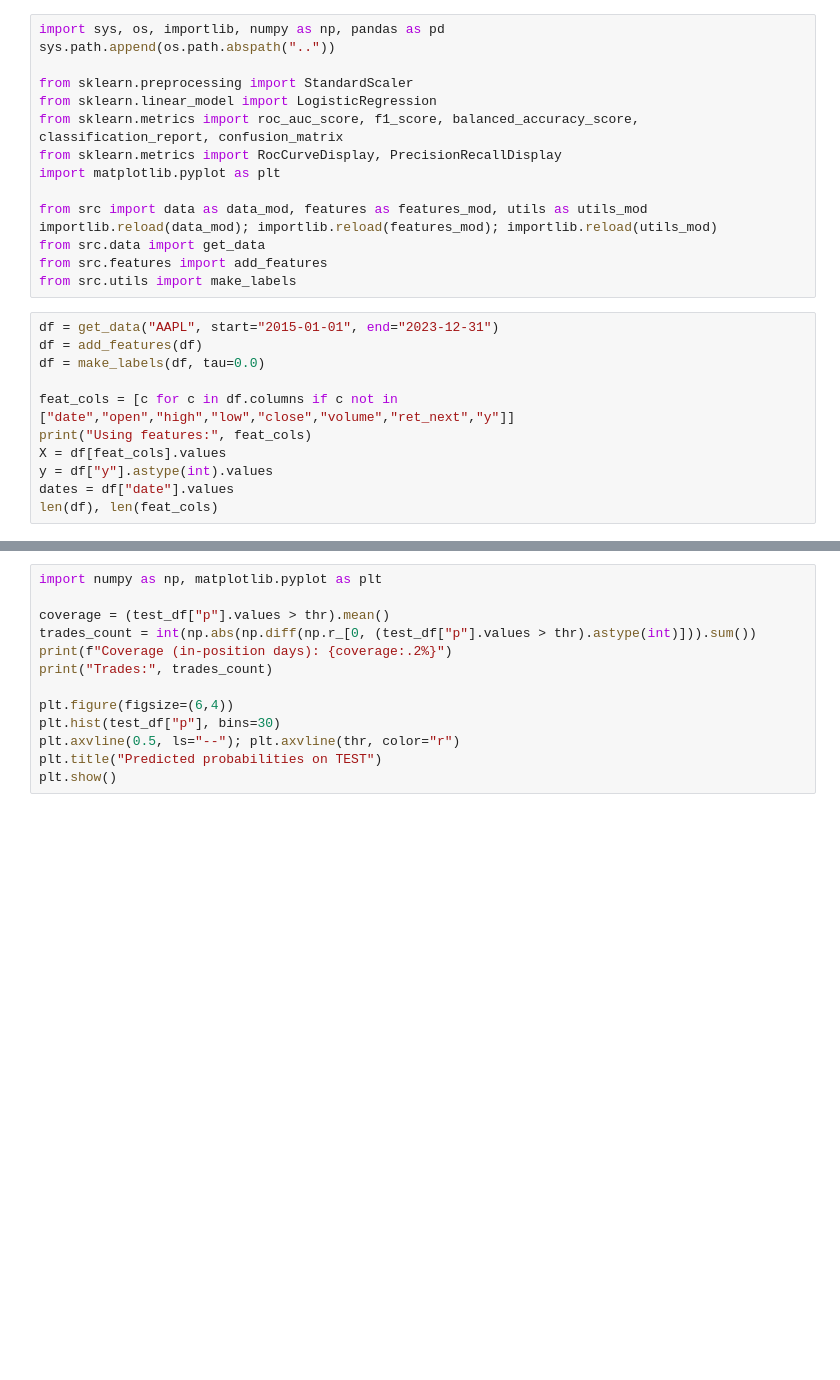
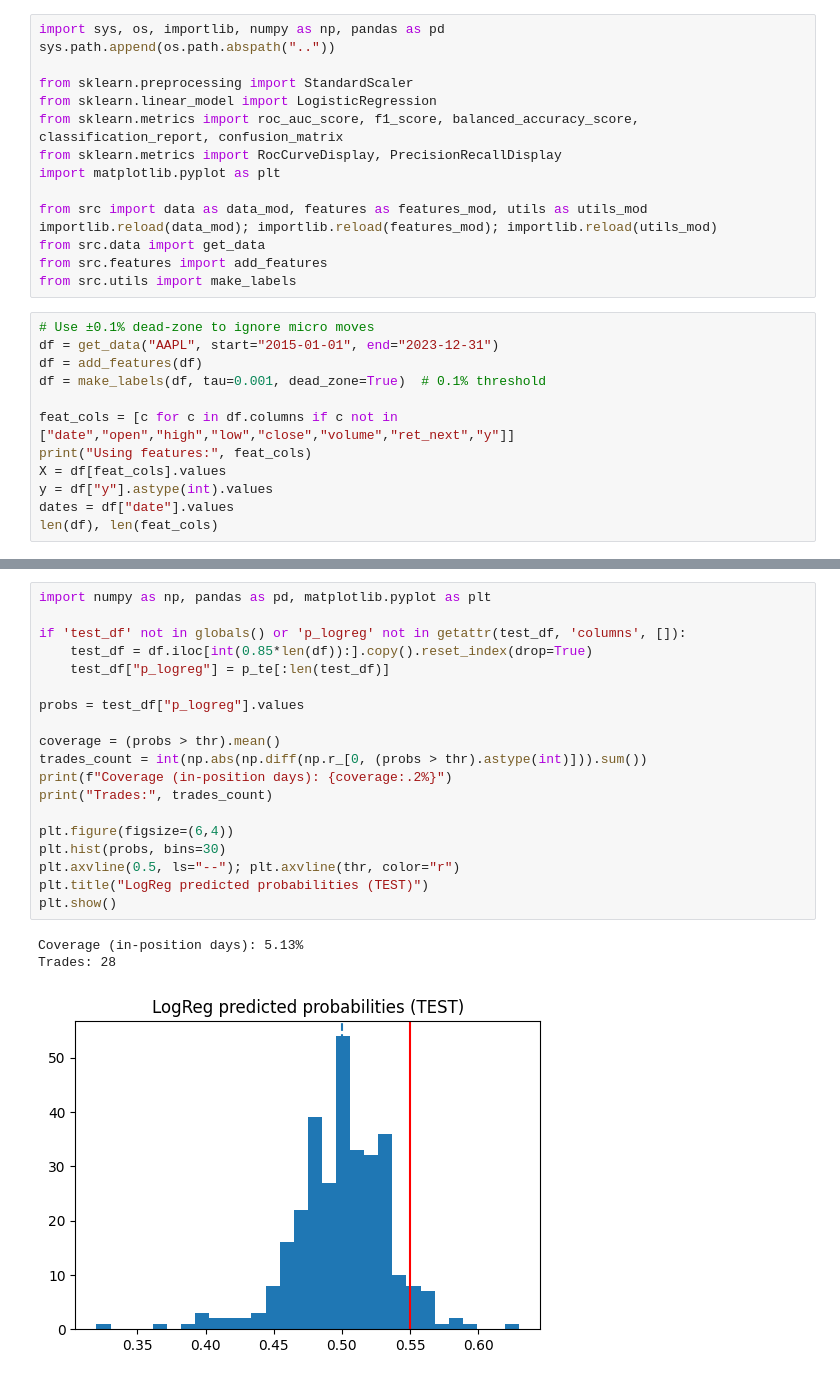
Before and after one commit to yubyunghun/stock-direction-ml, a Jupyter notebook: notebooks/02_features_baselines.ipynb, the cells around one changed output, grey strips where cells are left out. Cells and saved outputs as stored; diff of their text form; blank space fills up the shorter version.

```diff
--- a/notebooks/02_features_baselines.ipynb
+++ b/notebooks/02_features_baselines.ipynb
@@ -14,9 +14,10 @@ from src.data import get_data
 from src.features import add_features
 from src.utils import make_labels
 # %%
+# Use ±0.1% dead-zone to ignore micro moves
 df = get_data("AAPL", start="2015-01-01", end="2023-12-31")
 df = add_features(df)
-df = make_labels(df, tau=0.0)
+df = make_labels(df, tau=0.001, dead_zone=True)  # 0.1% threshold
 
 feat_cols = [c for c in df.columns if c not in ["date","open","high","low","close","volume","ret_next","y"]]
 print("Using features:", feat_cols)
@@ -102,14 +134,24 @@ plt.legend(); plt.show()
 # %%
-import numpy as np, matplotlib.pyplot as plt
+import numpy as np, pandas as pd, matplotlib.pyplot as plt
 
-coverage = (test_df["p"].values > thr).mean()
-trades_count = int(np.abs(np.diff(np.r_[0, (test_df["p"].values > thr).astype(int)])).sum())
+if 'test_df' not in globals() or 'p_logreg' not in getattr(test_df, 'columns', []):
+    test_df = df.iloc[int(0.85*len(df)):].copy().reset_index(drop=True)
+    test_df["p_logreg"] = p_te[:len(test_df)]
+
+probs = test_df["p_logreg"].values
+
+coverage = (probs > thr).mean()
+trades_count = int(np.abs(np.diff(np.r_[0, (probs > thr).astype(int)])).sum())
 print(f"Coverage (in-position days): {coverage:.2%}")
 print("Trades:", trades_count)
 
 plt.figure(figsize=(6,4))
-plt.hist(test_df["p"], bins=30)
+plt.hist(probs, bins=30)
 plt.axvline(0.5, ls="--"); plt.axvline(thr, color="r")
-plt.title("Predicted probabilities on TEST")
+plt.title("LogReg predicted probabilities (TEST)")
 plt.show()
+# %% [output]
+Coverage (in-position days): 5.13%
+Trades: 28
+[figure, added]
 # %%
```
Also changed, not shown: parts of 13 cells of this notebook, 3 other files.
